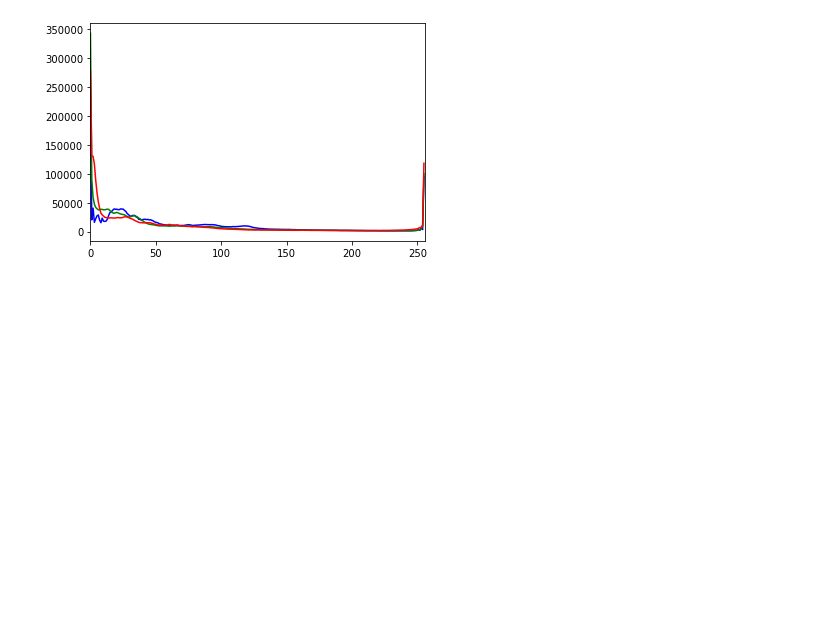
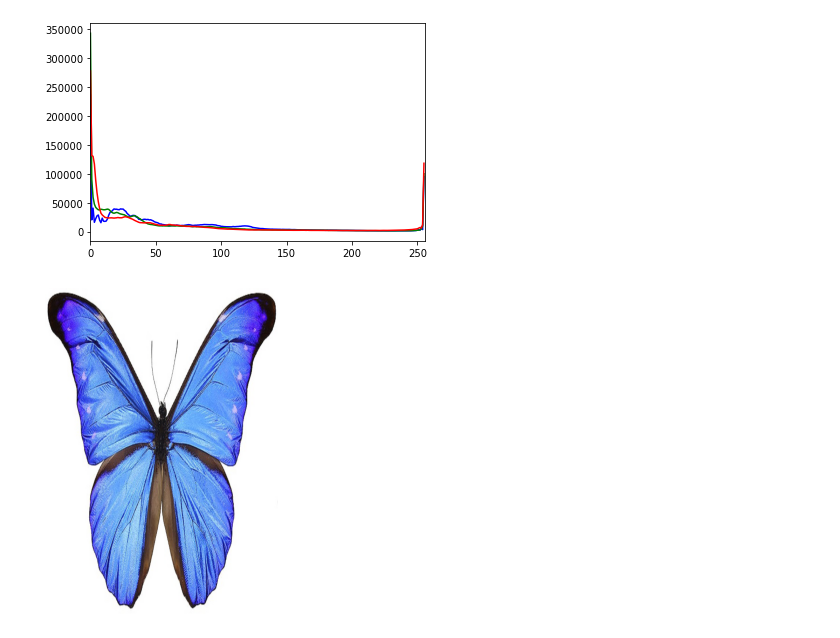
Before and after one commit to Swap77nil/Image-Processing, a Jupyter notebook: Untitled38.ipynb, the cells around one changed output. Cells and saved outputs as stored; diff of their text form; code cells hidden in the pictures; blank space fills up the shorter version.

```diff
--- a/Untitled38.ipynb
+++ b/Untitled38.ipynb
@@ -229,3 +239,19 @@ for i,col in enumerate(color):
 plt.show()
 # %% [output]
 [figure]
+# %%
+# Program to perform image analysis using intensity transformation
+# Image negative,Log transformation,Gamma correction
+
+%matplotlib inline
+import imageio
+import matplotlib.pyplot as plt
+import warnings
+import matplotlib.cbook
+warnings.filterwarnings("ignore",category=matplotlib.cbook.mplDeprecation)
+pic=imageio.imread('bb1.jpg')
+plt.figure(figsize=(6,6))
+plt.imshow(pic);
+plt.axis('off');
+# %% [output]
+[figure, added]
```
Also changed, not shown: parts of 7 cells of this notebook.
